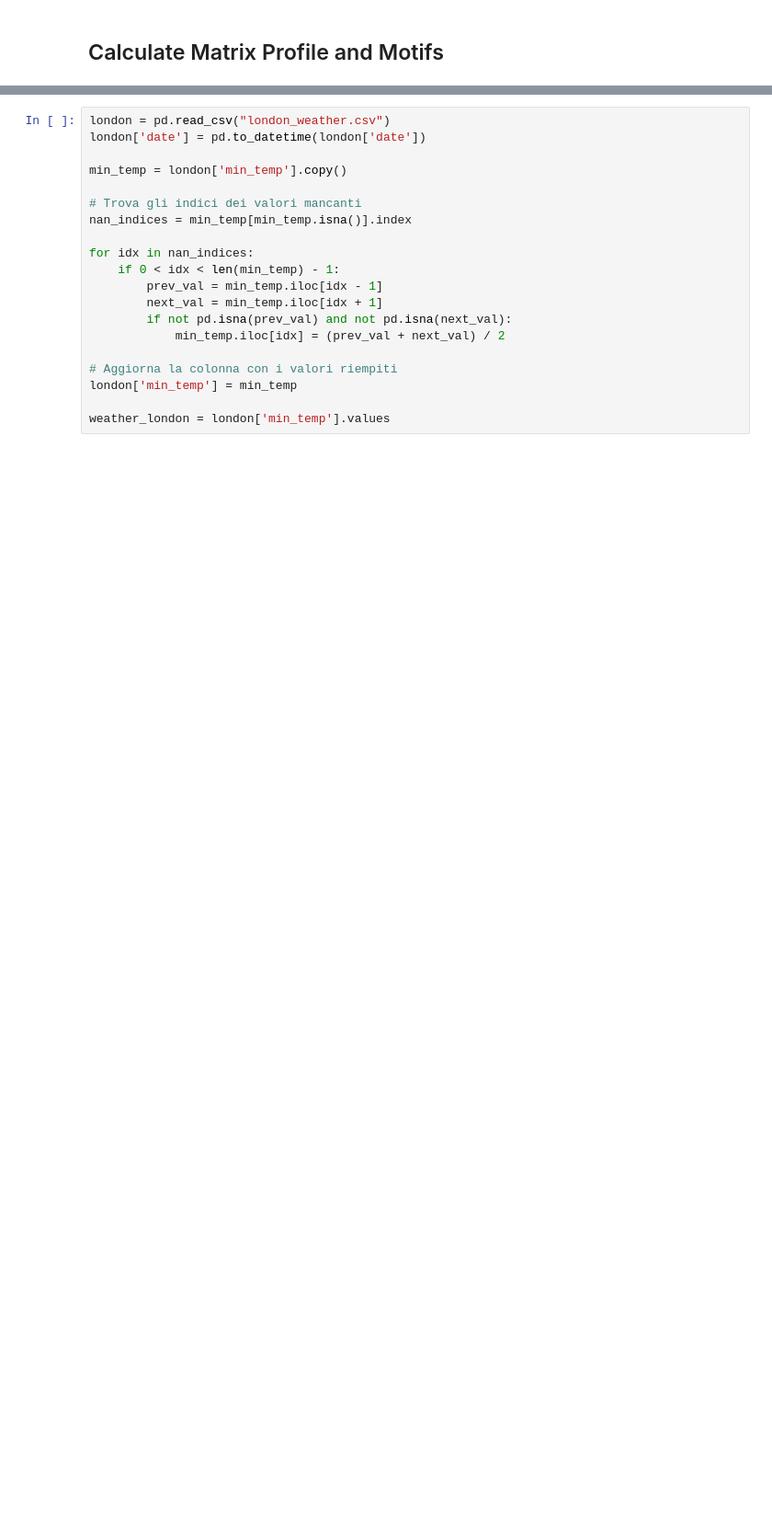
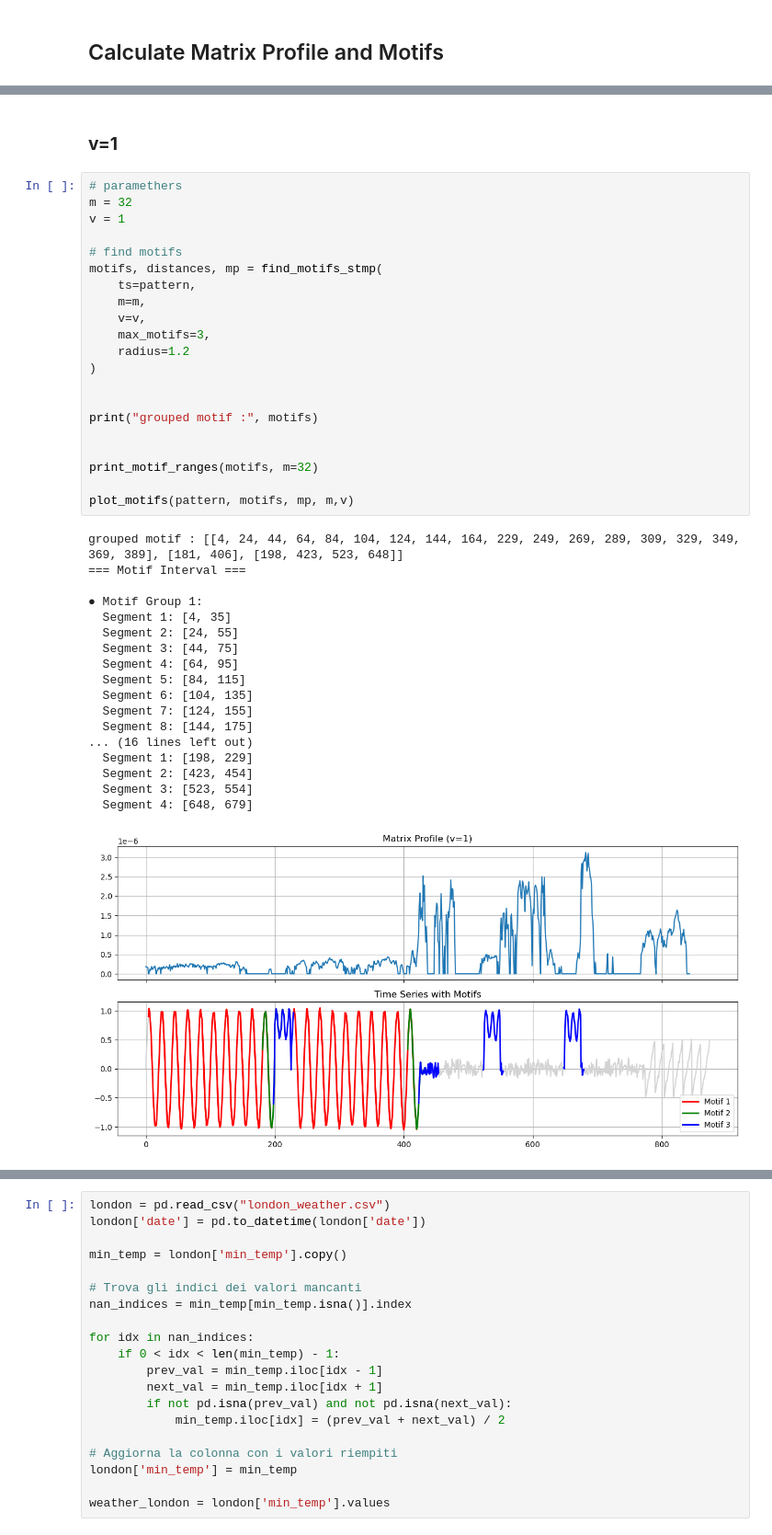
Before and after one commit to S-Nap4/matrixprofile-ts, a Jupyter notebook: docs/examples/Motif Discovery.ipynb, the cells around one changed output, grey strips where cells are left out. Shown at 92% size. Drawn from its saved outputs; the diff is of its cells as text; blank space fills up the shorter version.

```diff
--- a/docs/examples/Motif Discovery.ipynb
+++ b/docs/examples/Motif Discovery.ipynb
@@ -255,0 +236,42 @@ Motif raggruppati: [[4, 24, 44, 64, 84, 104, 124, 144, 164, 229, 249, 269, 289,
+# %% [markdown]
+### **v=1**
+# %%
+# paramethers
+m = 32
+v = 1
+
+# find motifs
+motifs, distances, mp = find_motifs_stmp(
+    ts=pattern,
+    m=m,
+    v=v,
+    max_motifs=3,
+    radius=1.2
+)
+
+
+print("grouped motif :", motifs)
+
+
+print_motif_ranges(motifs, m=32)
+
+plot_motifs(pattern, motifs, mp, m,v)
+# %% [output]
+grouped motif : [[4, 24, 44, 64, 84, 104, 124, 144, 164, 229, 249, 269, 289, 309, 329, 349, 369, 389], [181, 406], [198, 423, 523, 648]]
+=== Motif Interval ===
+
+● Motif Group 1:
+  Segment 1: [4, 35]
+  Segment 2: [24, 55]
+  Segment 3: [44, 75]
+  Segment 4: [64, 95]
+  Segment 5: [84, 115]
+  Segment 6: [104, 135]
+  Segment 7: [124, 155]
+  Segment 8: [144, 175]
+... (16 lines left out)
+  Segment 1: [198, 229]
+  Segment 2: [423, 454]
+  Segment 3: [523, 554]
+  Segment 4: [648, 679]
+[figure, added]
```
Also changed, not shown: parts of 13 cells of this notebook, 6 other files.
